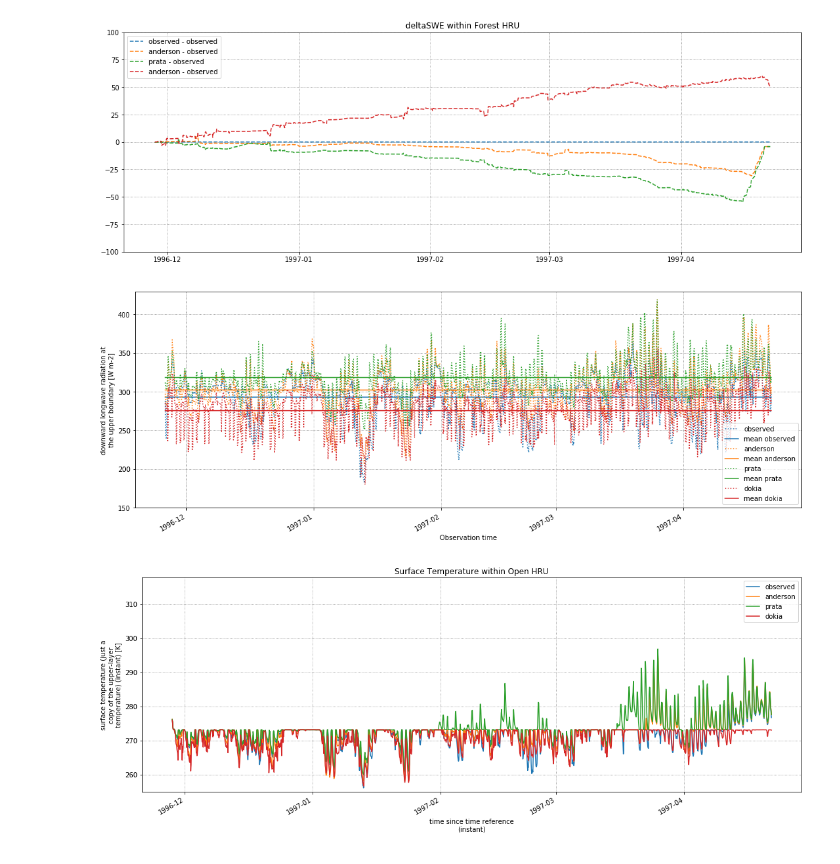
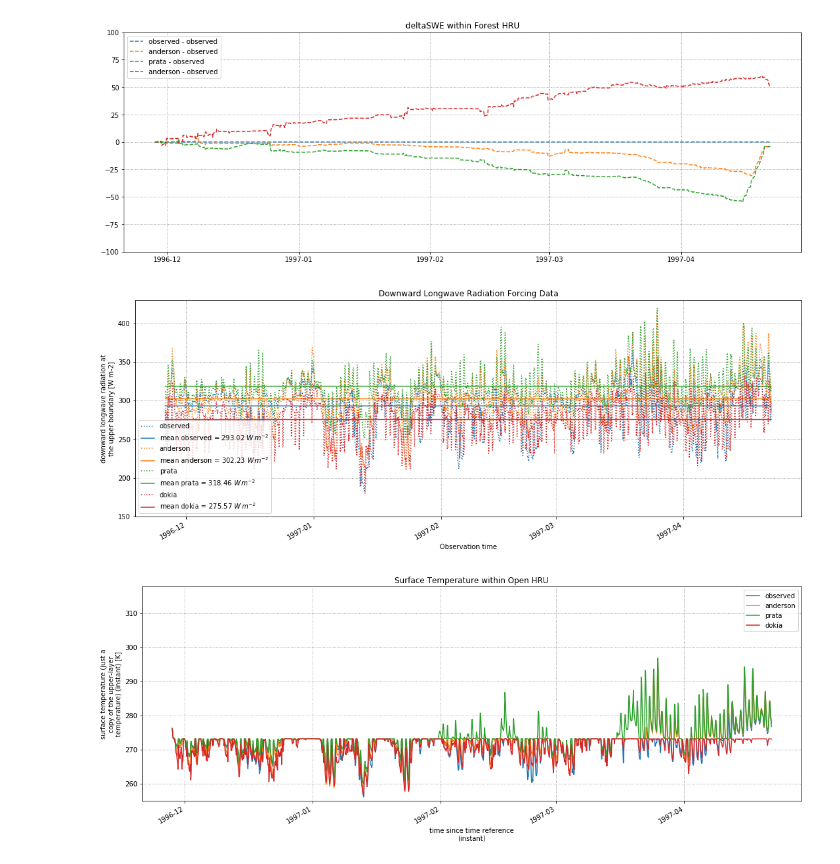
Before and after one commit to spestana/snowhydro-summa, a Jupyter notebook: homework_2/homework_2_D_exercise_2.ipynb, the cells around one changed output. Saved outputs shown, nothing was run; the diff lists cells and outputs as text; code cells hidden in the pictures.

Commit message:
Update LWd plot

```diff
--- a/homework_2/homework_2_D_exercise_2.ipynb
+++ b/homework_2/homework_2_D_exercise_2.ipynb
@@ -554,34 +554,35 @@ plt.savefig("swe_delta_forest.png")
 # %%
 # Incoming LW (same for both clearing and forest):
 
 plt.figure(0,figsize=(18,6))
 
 force_wind['LWRadAtm'].isel(hru=0).plot(label='observed',color=cycle[0], linestyle=':')
 plt.plot(force_wind.time,np.linspace(np.mean(force_wind['LWRadAtm']),np.mean(force_wind['LWRadAtm']),len(force_wind.time)), \
-         color=cycle[0], linestyle='-', label='mean observed')
+         color=cycle[0], linestyle='-', label='mean observed = %0.2f $W\,m^{-2}$' % np.mean(force_wind['LWRadAtm']))
 
 force_anderson['LWRadAtm'].isel(hru=0).plot(label='anderson',color=cycle[1], linestyle=':')
 plt.plot(force_anderson.time,np.linspace(np.mean(force_anderson['LWRadAtm']),np.mean(force_anderson['LWRadAtm']),len(force_wind.time)), \
-         color=cycle[1], linestyle='-', label='mean anderson')
+         color=cycle[1], linestyle='-', label='mean anderson = %0.2f $W\,m^{-2}$' % np.mean(force_anderson['LWRadAtm']))
 
 
 force_prata['LWRadAtm'].isel(hru=0).plot(label='prata',color=cycle[2], linestyle=':')
 plt.plot(force_prata.time,np.linspace(np.mean(force_prata['LWRadAtm']),np.mean(force_prata['LWRadAtm']),len(force_wind.time)), \
-         color=cycle[2], linestyle='-', label='mean prata')
+         color=cycle[2], linestyle='-', label='mean prata = %0.2f $W\,m^{-2}$' % np.mean(force_prata['LWRadAtm']))
 
 
 force_dokia['LWRadAtm'].isel(hru=0).plot(label='dokia',color=cycle[3], linestyle=':')
 plt.plot(force_dokia.time,np.linspace(np.mean(force_dokia['LWRadAtm']),np.mean(force_dokia['LWRadAtm']),len(force_wind.time)), \
-         color=cycle[3], linestyle='-', label='mean dokia')
+         color=cycle[3], linestyle='-', label='mean dokia = %0.2f $W\,m^{-2}$' % np.mean(force_dokia['LWRadAtm']))
 
 max_LW = force_prata['LWRadAtm'].max()
 plt.ylim(150,max_LW+10)
 #plt.xlim((start,end));
 plt.grid(b=True, which='major', color='gray', linestyle=':')
 plt.legend()
+plt.title("Downward Longwave Radiation Forcing Data")
 plt.savefig("LWd.png")
 # %% [output]
-[figure, old version]
+[figure, new version]
 # %%
 # Surface Temperature:
 
```
Also changed, not shown: 1 other file.
